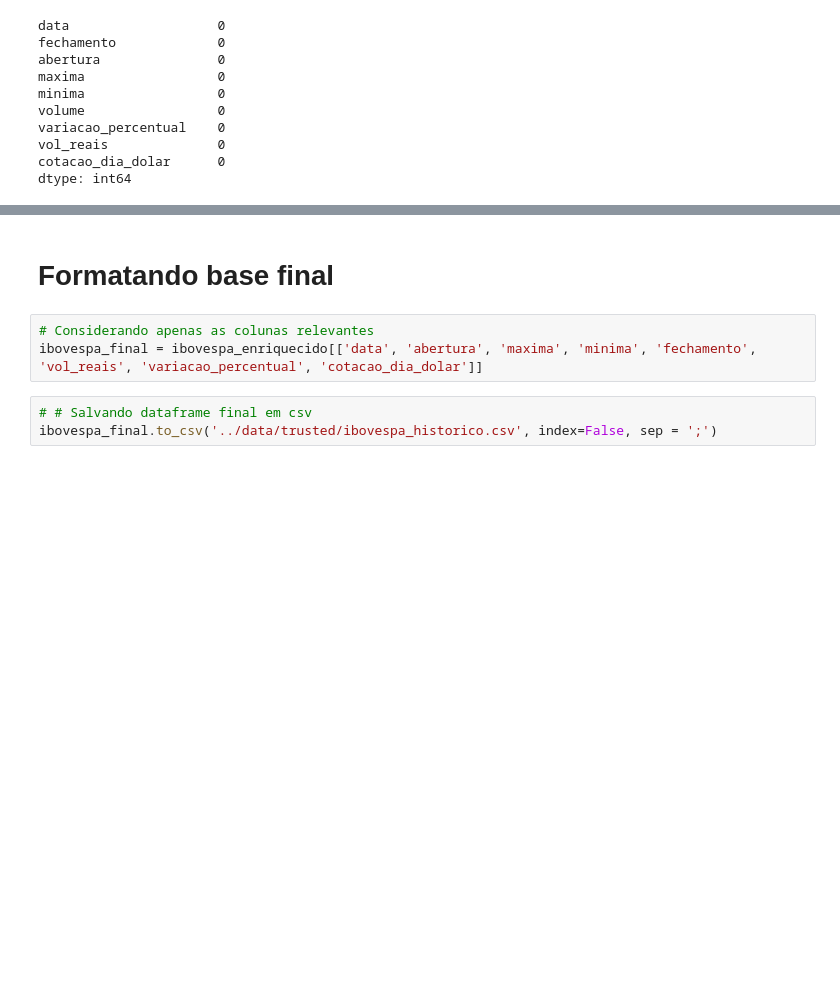
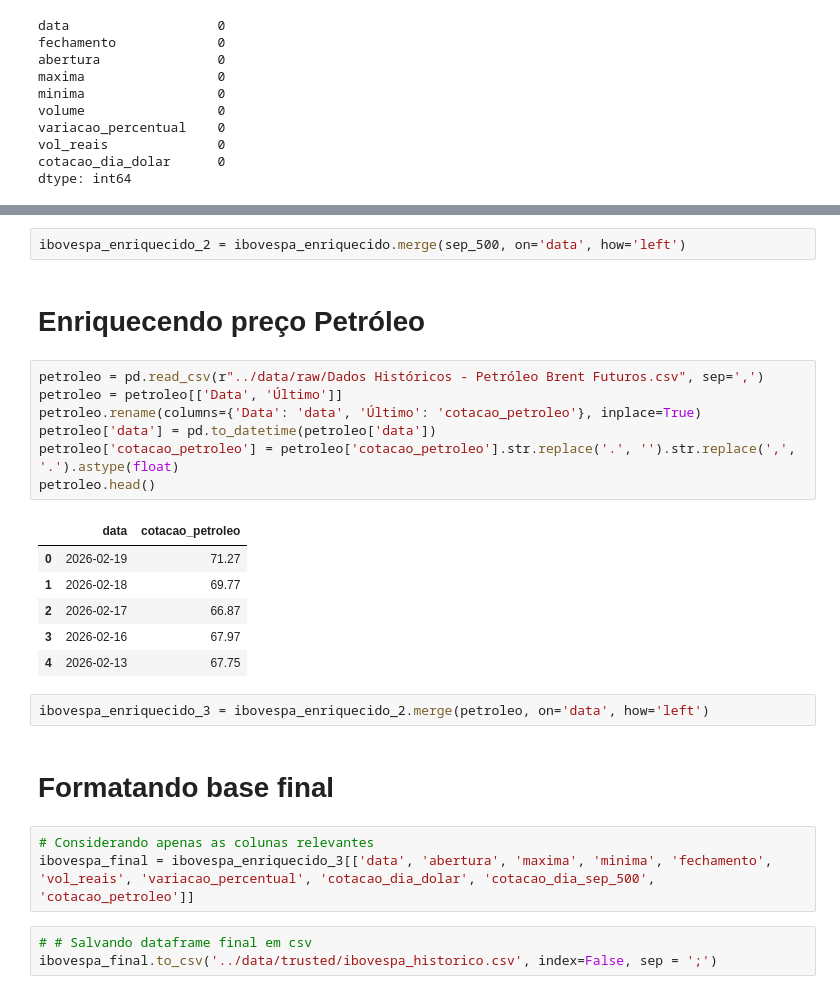
Before and after one commit to naruto112/data_analytics_fase2, a Jupyter notebook: modelagem/tratamento_dados_historicos.ipynb, the cells around one changed output, grey strips where cells are left out. Drawn from its saved outputs; the diff is of its cells as text; blank space fills up the shorter version.

```diff
--- a/modelagem/tratamento_dados_historicos.ipynb
+++ b/modelagem/tratamento_dados_historicos.ipynb
@@ -176,8 +192,28 @@ dtype: int64
+# %%
+ibovespa_enriquecido_2 = ibovespa_enriquecido.merge(sep_500, on='data', how='left')
+# %% [markdown]
+# Enriquecendo preço Petróleo
+# %%
+petroleo = pd.read_csv(r"../data/raw/Dados Históricos - Petróleo Brent Futuros.csv", sep=',')
+petroleo = petroleo[['Data', 'Último']]
+petroleo.rename(columns={'Data': 'data', 'Último': 'cotacao_petroleo'}, inplace=True)
+petroleo['data'] = pd.to_datetime(petroleo['data'])
+petroleo['cotacao_petroleo'] = petroleo['cotacao_petroleo'].str.replace('.', '').str.replace(',', '.').astype(float)
+petroleo.head()
+# %% [output]
+|  | data | cotacao_petroleo |
+| 0 | 2026-02-19 | 71.27 |
+| 1 | 2026-02-18 | 69.77 |
+| 2 | 2026-02-17 | 66.87 |
+| 3 | 2026-02-16 | 67.97 |
+| 4 | 2026-02-13 | 67.75 |
+# %%
+ibovespa_enriquecido_3 = ibovespa_enriquecido_2.merge(petroleo, on='data', how='left')
 # %% [markdown]
 # Formatando base final
 # %%
 # Considerando apenas as colunas relevantes
-ibovespa_final = ibovespa_enriquecido[['data', 'abertura', 'maxima', 'minima', 'fechamento', 'vol_reais', 'variacao_percentual', 'cotacao_dia_dolar']]
+ibovespa_final = ibovespa_enriquecido_3[['data', 'abertura', 'maxima', 'minima', 'fechamento', 'vol_reais', 'variacao_percentual', 'cotacao_dia_dolar', 'cotacao_dia_sep_500', 'cotacao_petroleo']]
 # %%
 # # Salvando dataframe final em csv
 ibovespa_final.to_csv('../data/trusted/ibovespa_historico.csv', index=False, sep = ';')
```
Also changed, not shown: parts of 2 cells of this notebook, 4 other files.
